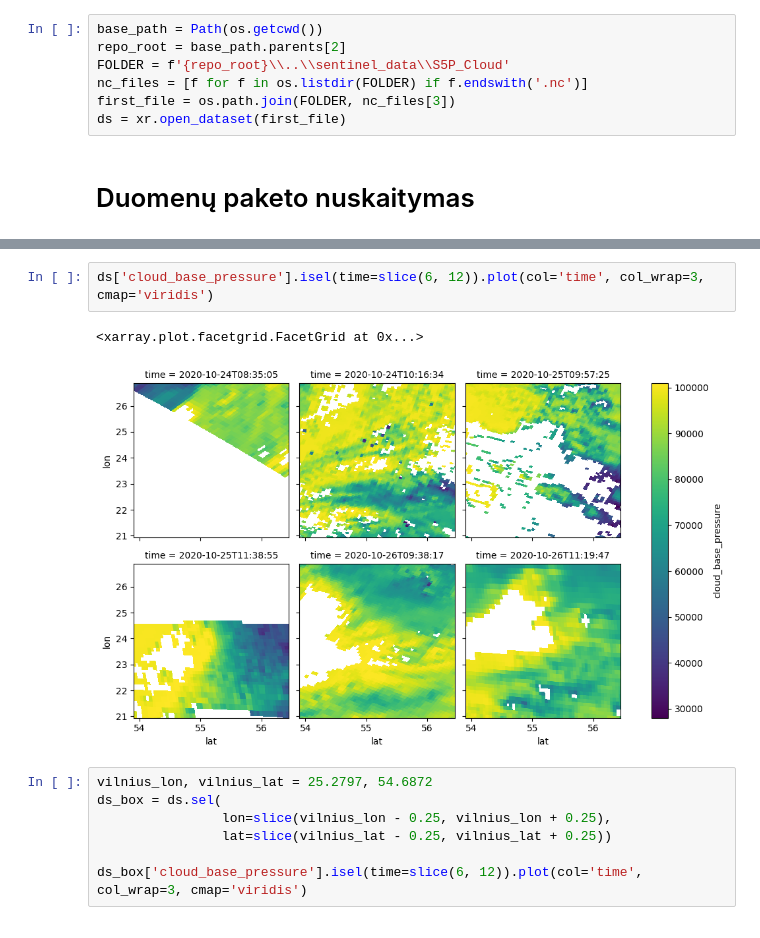
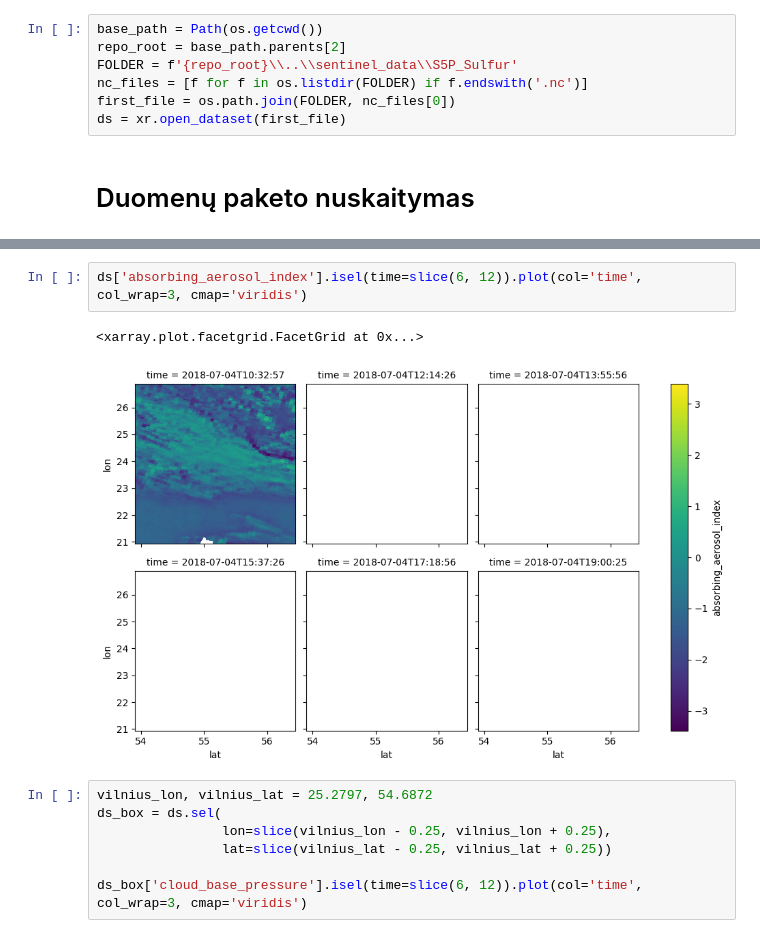
Before and after one commit to rugcer04/Duomenu_mokslo_projektas, a Jupyter notebook: code/python/datasets_prep/Sentinel_data_check.ipynb, the cells around one changed output, grey strips where cells are left out. Cells and saved outputs as stored; diff of their text form.

```diff
--- a/code/python/datasets_prep/Sentinel_data_check.ipynb
+++ b/code/python/datasets_prep/Sentinel_data_check.ipynb
@@ -13,9 +13,9 @@ import matplotlib.pyplot as plt
 # %%
 base_path = Path(os.getcwd())
 repo_root = base_path.parents[2]
-FOLDER = f'{repo_root}\\..\\sentinel_data\\S5P_Cloud'
+FOLDER = f'{repo_root}\\..\\sentinel_data\\S5P_Sulfur'
 nc_files = [f for f in os.listdir(FOLDER) if f.endswith('.nc')]
-first_file = os.path.join(FOLDER, nc_files[3])
+first_file = os.path.join(FOLDER, nc_files[0])
 ds = xr.open_dataset(first_file)
 # %% [markdown]
 # Duomenų paketo nuskaitymas
@@ -63,8 +63,8 @@ print(f"  Compression ratio:        {ds.nbytes / os.path.getsize(first_file):.1f
 # %%
-ds['cloud_base_pressure'].isel(time=slice(6, 12)).plot(col='time', col_wrap=3, cmap='viridis')
+ds['absorbing_aerosol_index'].isel(time=slice(6, 12)).plot(col='time', col_wrap=3, cmap='viridis')
 # %% [output]
 <xarray.plot.facetgrid.FacetGrid at 0x...>
-[figure, old version]
+[figure, new version]
 # %%
 vilnius_lon, vilnius_lat = 25.2797, 54.6872
 ds_box = ds.sel(
```
Also changed, not shown: parts of 4 cells of this notebook, 6 other files.
